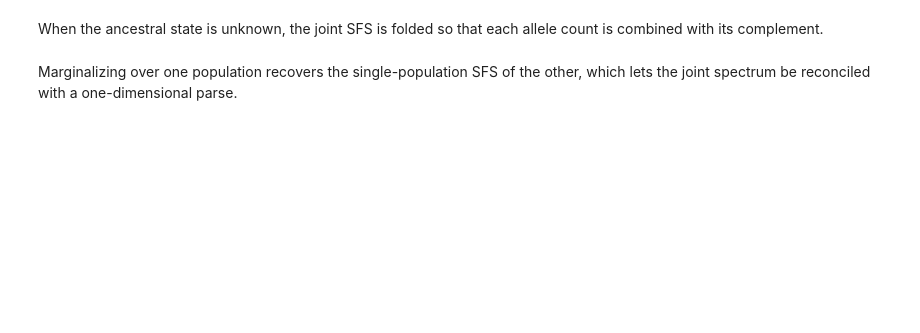
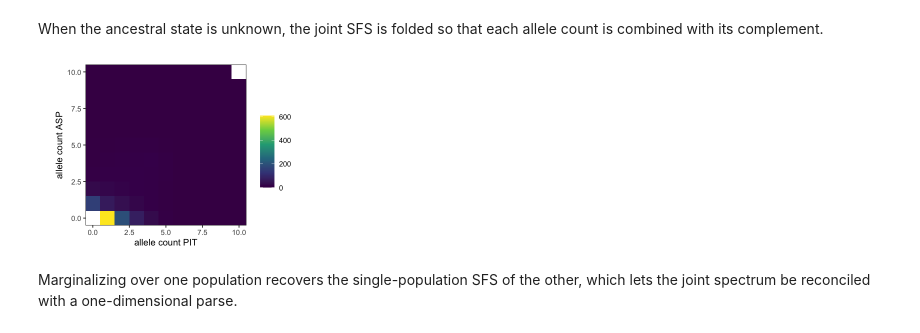
Before and after one commit to Sendrowski/SFSUtils, a Jupyter notebook: docs/reference/R/joint.ipynb, the cells around one changed output. Cells and saved outputs as stored; diff of their text form; code cells hidden in the pictures; blank space fills up the shorter version.

```diff
--- a/docs/reference/R/joint.ipynb
+++ b/docs/reference/R/joint.ipynb
@@ -28,7 +31,9 @@ sfs["all"]$plot()
 # %% [markdown]
 When the ancestral state is unknown, the joint SFS is folded so that each allele count is combined with its complement.
 # %%
-sfs["all"]$fold()$plot()
+p <- sfs["all"]$fold()$plot()
+# %% [output]
+[figure, added]
 # %% [markdown]
 Marginalizing over one population recovers the single-population SFS of the other, which lets the joint spectrum be reconciled with a one-dimensional parse.
 # %%
```
Also changed, not shown: parts of 4 cells of this notebook, 7 other files.
